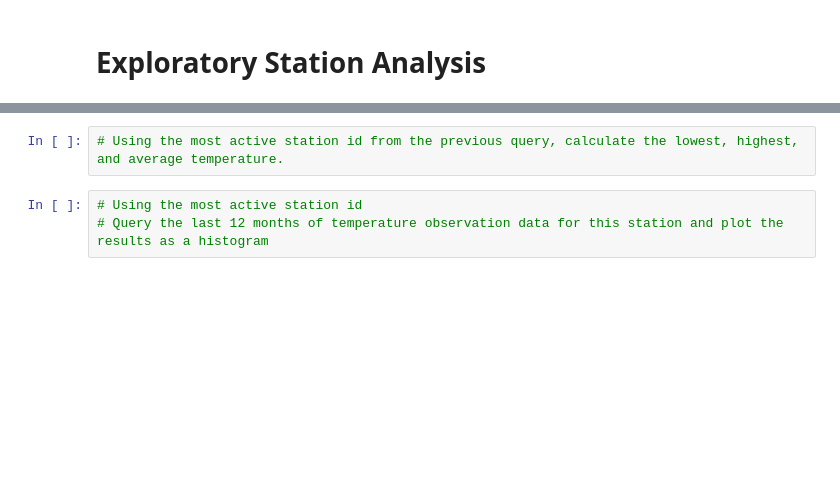
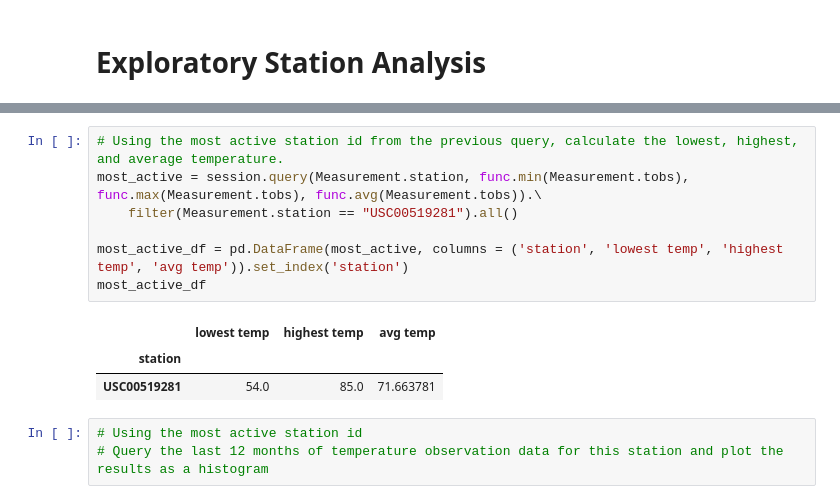
Before and after one commit to perkins228/sqlalchemy-challenge, a Jupyter notebook: climate_starter.ipynb, the cells around one changed output, grey strips where cells are left out. Drawn from its saved outputs; the diff is of its cells as text; blank space fills up the shorter version.

```diff
--- a/climate_starter.ipynb
+++ b/climate_starter.ipynb
@@ -144,5 +174,14 @@ plt.show()
 # %%
 # Using the most active station id from the previous query, calculate the lowest, highest, and average temperature.
+most_active = session.query(Measurement.station, func.min(Measurement.tobs), func.max(Measurement.tobs), func.avg(Measurement.tobs)).\
+    filter(Measurement.station == "USC00519281").all()
+
+most_active_df = pd.DataFrame(most_active, columns = ('station', 'lowest temp', 'highest temp', 'avg temp')).set_index('station')
+most_active_df
+# %% [output]
+|  | lowest temp | highest temp | avg temp |
+| station |  |  |  |
+| USC00519281 | 54.0 | 85.0 | 71.663781 |
 # %%
 # Using the most active station id
 # Query the last 12 months of temperature observation data for this station and plot the results as a histogram
```
Also changed, not shown: parts of 3 cells of this notebook.
